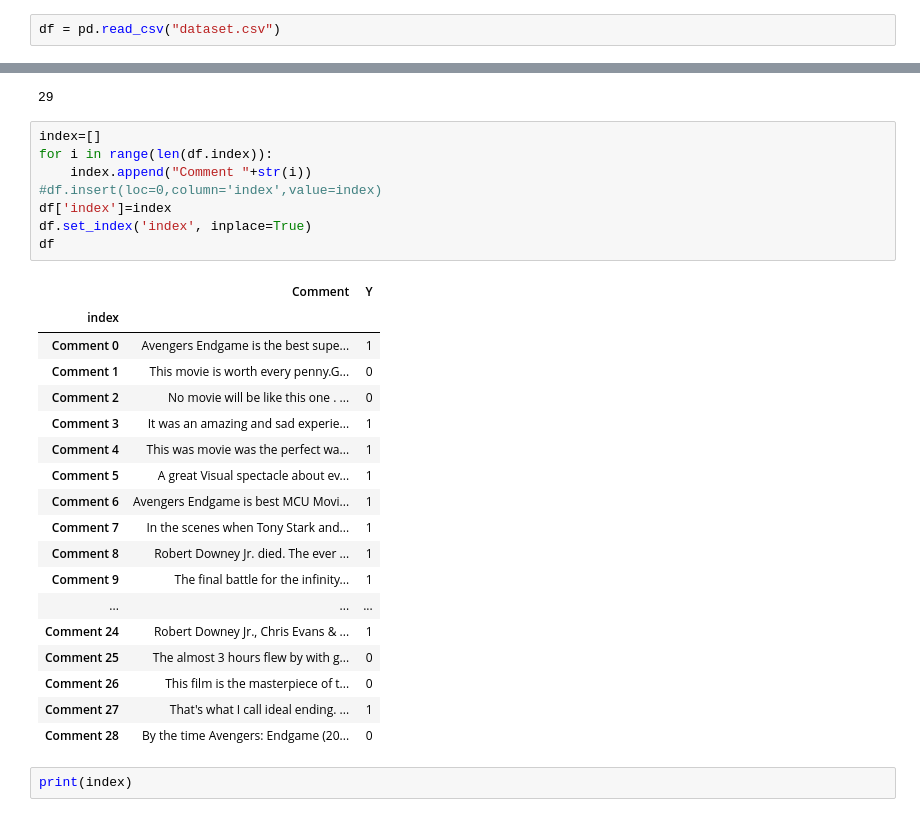
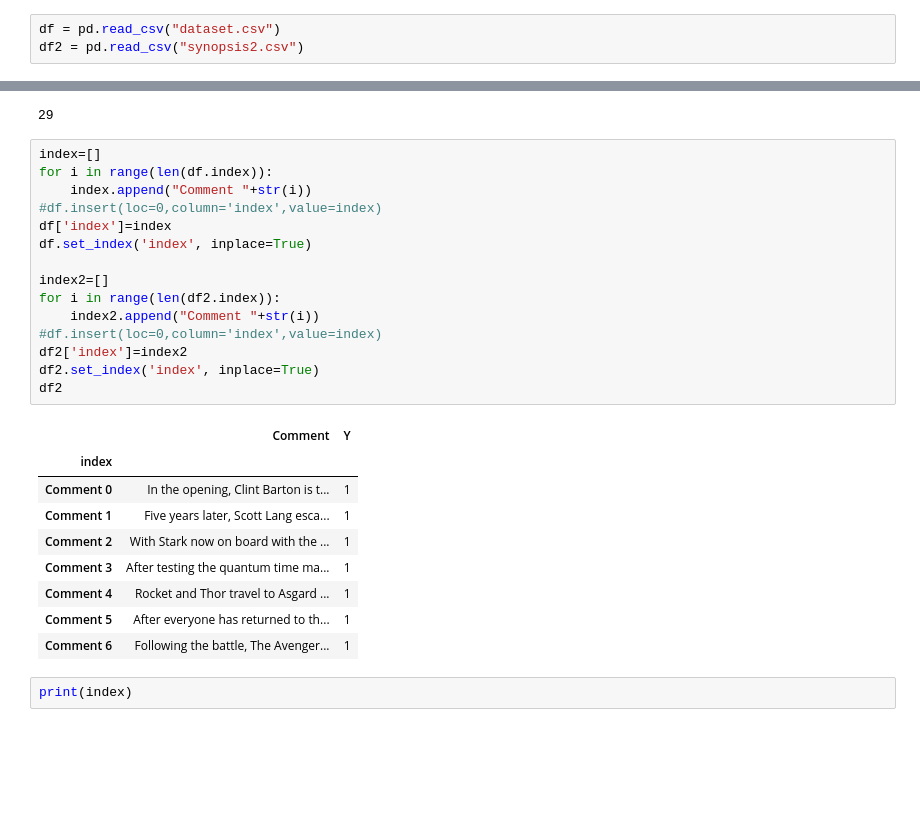
Before and after one commit to atharva-sarage/Data-Mining, a Jupyter notebook: lda.ipynb, the cells around one changed output, grey strips where cells are left out. Saved outputs shown, nothing was run; the diff lists cells and outputs as text; blank space fills up the shorter version.

```diff
--- a/lda.ipynb
+++ b/lda.ipynb
@@ -5,6 +5,7 @@ import string
 import sklearn
 # %%
 df = pd.read_csv("dataset.csv")
+df2 = pd.read_csv("synopsis2.csv")
 # %%
 print(df.head())
 # %% [output]
@@ -21,30 +22,28 @@ len(df.index)
 # %%
 index=[]
 for i in range(len(df.index)):
     index.append("Comment "+str(i))
 #df.insert(loc=0,column='index',value=index)
 df['index']=index
 df.set_index('index', inplace=True)
-df
+
+index2=[]
+for i in range(len(df2.index)):
+    index2.append("Comment "+str(i))
+#df.insert(loc=0,column='index',value=index)
+df2['index']=index2
+df2.set_index('index', inplace=True)
+df2
 # %% [output]
 |  | Comment | Y |
 | index |  |  |
-| Comment 0 | Avengers Endgame is the best supe... | 1 |
-| Comment 1 | This movie is worth every penny.G... | 0 |
-| Comment 2 | No movie will be like this one . ... | 0 |
-| Comment 3 | It was an amazing and sad experie... | 1 |
-| Comment 4 | This was movie was the perfect wa... | 1 |
-| Comment 5 | A great Visual spectacle about ev... | 1 |
-| Comment 6 | Avengers Endgame is best MCU Movi... | 1 |
-| Comment 7 | In the scenes when Tony Stark and... | 1 |
-| Comment 8 | Robert Downey Jr. died. The ever ... | 1 |
-| Comment 9 | The final battle for the infinity... | 1 |
-| ... | ... | ... |
-| Comment 24 | Robert Downey Jr., Chris Evans & ... | 1 |
-| Comment 25 | The almost 3 hours flew by with g... | 0 |
-| Comment 26 | This film is the masterpiece of t... | 0 |
-| Comment 27 | That's what I call ideal ending. ... | 1 |
-| Comment 28 | By the time Avengers: Endgame (20... | 0 |
+| Comment 0 | In the opening, Clint Barton is t... | 1 |
+| Comment 1 | Five years later, Scott Lang esca... | 1 |
+| Comment 2 | With Stark now on board with the ... | 1 |
+| Comment 3 | After testing the quantum time ma... | 1 |
+| Comment 4 | Rocket and Thor travel to Asgard ... | 1 |
+| Comment 5 | After everyone has returned to th... | 1 |
+| Comment 6 | Following the battle, The Avenger... | 1 |
 # %%
 print(index)
 # %% [output]
```
Also changed, not shown: parts of 6 cells of this notebook, 10 other files.
